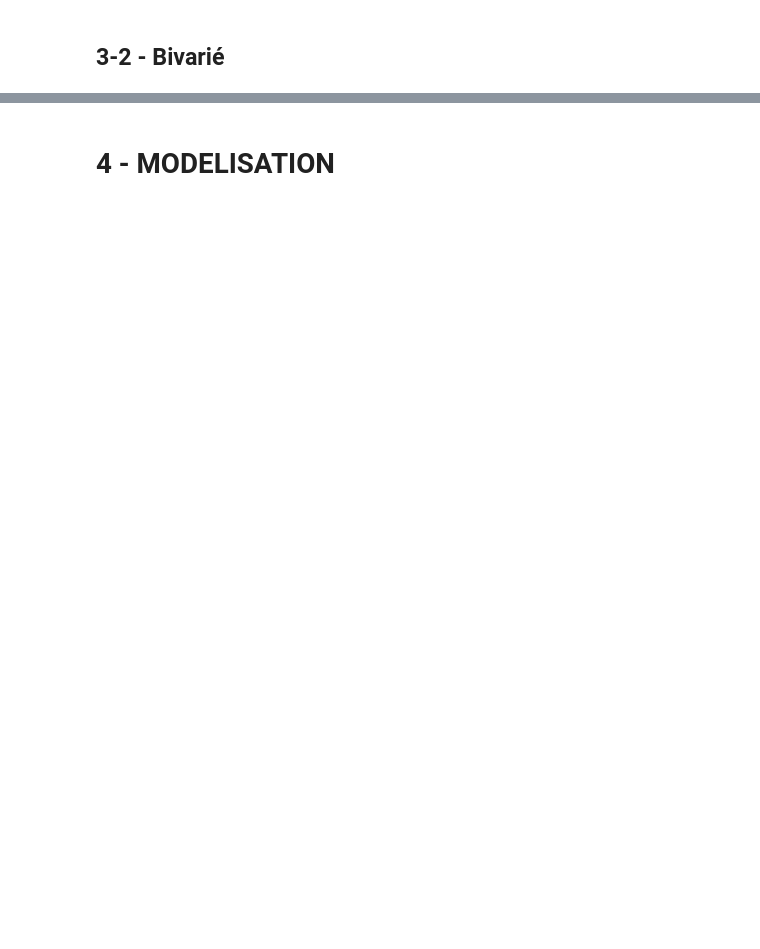
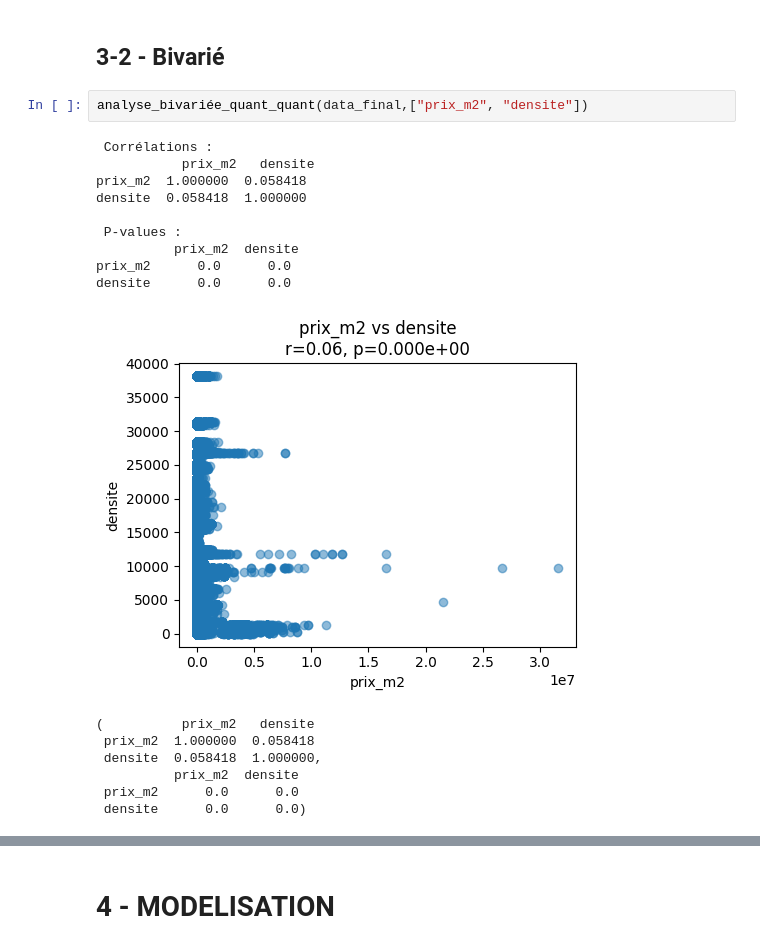
Before and after one commit to antoinefou/projet_info_python_groupe4A, a Jupyter notebook: notebook1.ipynb, the cells around one changed output, grey strips where cells are left out. Saved outputs shown, nothing was run; the diff lists cells and outputs as text; blank space fills up the shorter version.

```diff
--- a/notebook1.ipynb
+++ b/notebook1.ipynb
@@ -194,5 +327,24 @@ stats4 = univariate_numeric_analysis(data_final,"superficie" )
 # %% [markdown]
 ## **3-2 - Bivarié**
+# %%
+analyse_bivariée_quant_quant(data_final,["prix_m2", "densite"])
+# %% [output]
+ Corrélations :
+           prix_m2   densite
+prix_m2  1.000000  0.058418
+densite  0.058418  1.000000
+
+ P-values :
+          prix_m2  densite
+prix_m2      0.0      0.0
+densite      0.0      0.0
+[figure, added]
+(          prix_m2   densite
+ prix_m2  1.000000  0.058418
+ densite  0.058418  1.000000,
+          prix_m2  densite
+ prix_m2      0.0      0.0
+ densite      0.0      0.0)
 # %%
 carte_dep_communes_cartiflette(
     df=dvf,
```
Also changed, not shown: parts of 11 cells of this notebook, 2 other files.
